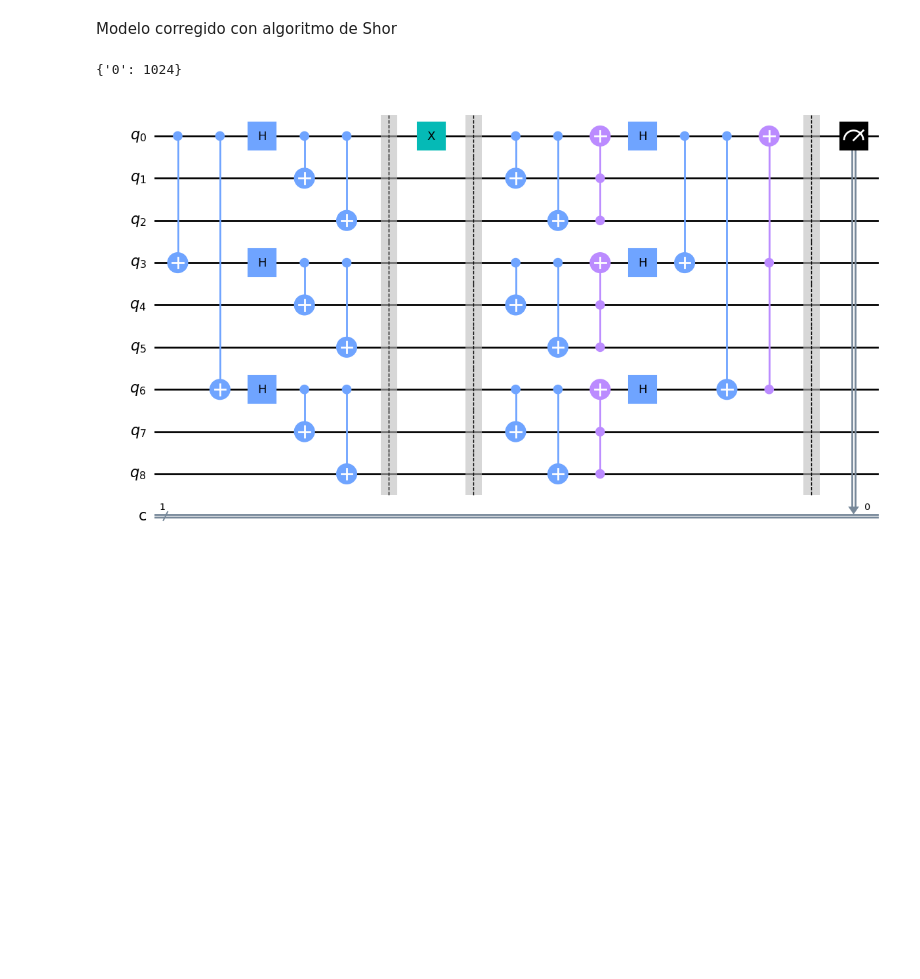
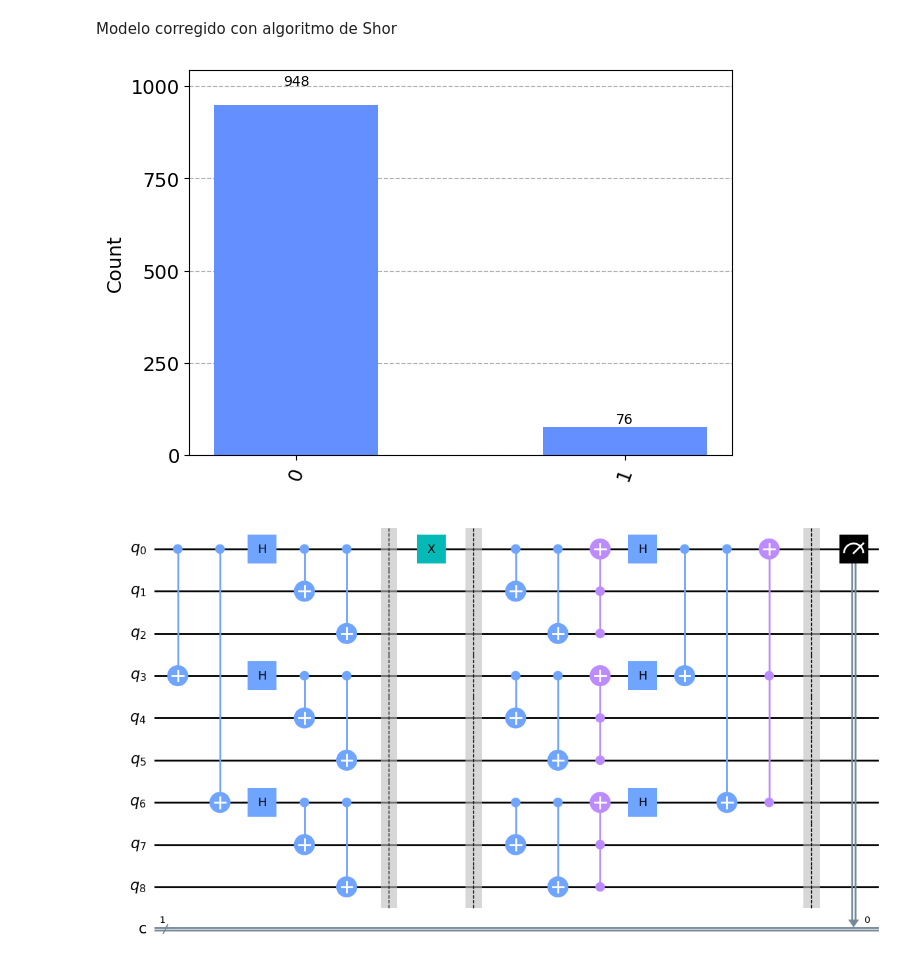
Before and after one commit to mikealiende/Laboratorio-3-Informacion-Cuantica, a Jupyter notebook: laboratorio-3.ipynb, the cells around one changed output. Saved outputs shown, nothing was run; the diff lists cells and outputs as text; code cells hidden in the pictures; blank space fills up the shorter version.

```diff
--- a/laboratorio-3.ipynb
+++ b/laboratorio-3.ipynb
@@ -42,6 +45,11 @@ QiskitError: 'No counts for experiment "0"'
 # %% [markdown]
 Modelo corregido con algoritmo de Shor
 # %%
+device_backend = FakeVigo()
+sim_vigo = AerSimulator.from_backend(device_backend)
+
+
+
 q = QuantumRegister(9,'q')
 c = ClassicalRegister(1,'c')
 circuit = QuantumCircuit(q,c)
@@ -69,38 +77,42 @@ circuit.x(q[0])
 
 circuit.barrier(q)
 circuit.cx(q[0],q[1])
 circuit.cx(q[3],q[4])
 circuit.cx(q[6],q[7])
 
 circuit.cx(q[0],q[2])
 circuit.cx(q[3],q[5])
 circuit.cx(q[6],q[8])
 
 circuit.ccx(q[1],q[2],q[0])
 circuit.ccx(q[4],q[5],q[3])
 circuit.ccx(q[8],q[7],q[6])
 
 circuit.h(q[0])
 circuit.h(q[3])
 circuit.h(q[6])
 
 circuit.cx(q[0],q[3])
 circuit.cx(q[0],q[6])
 circuit.ccx(q[6],q[3],q[0])
 
 circuit.barrier(q)
 
 circuit.measure(q[0],c[0])
 
+#circuit_ruido = transpile(circuit[0],sim_vigo )
 
+#circuit.draw(output='mpl', style="clifford")
 
-circuit.draw(output='mpl', style="clifford")
+#simulator = Aer.get_backend('aer_simulator')
+#counts = simulator.run(circuit, shots=1024).result().get_counts()
+#print(counts)
 
-simulator = Aer.get_backend('aer_simulator')
-counts = simulator.run(circuit, shots=1024).result().get_counts()
-print(counts)
+result_noise = sim_vigo.run(circuit).result()
+counts_noise = result_noise.get_counts(0)
+plot_histogram(counts_noise)
 # %% [output]
-{'0': 1024}
+[figure, added]
 # %%
 circuit.draw(output='mpl', style="clifford")
 # %% [output]
```
Also changed, not shown: parts of 2 cells of this notebook, 2 other files.
